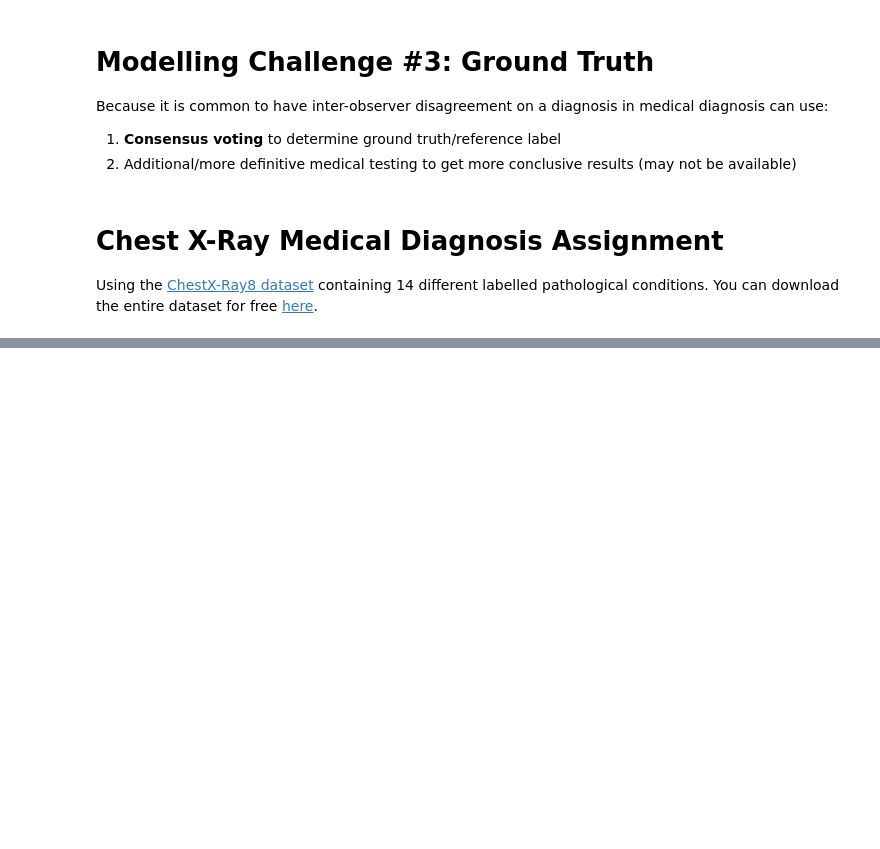
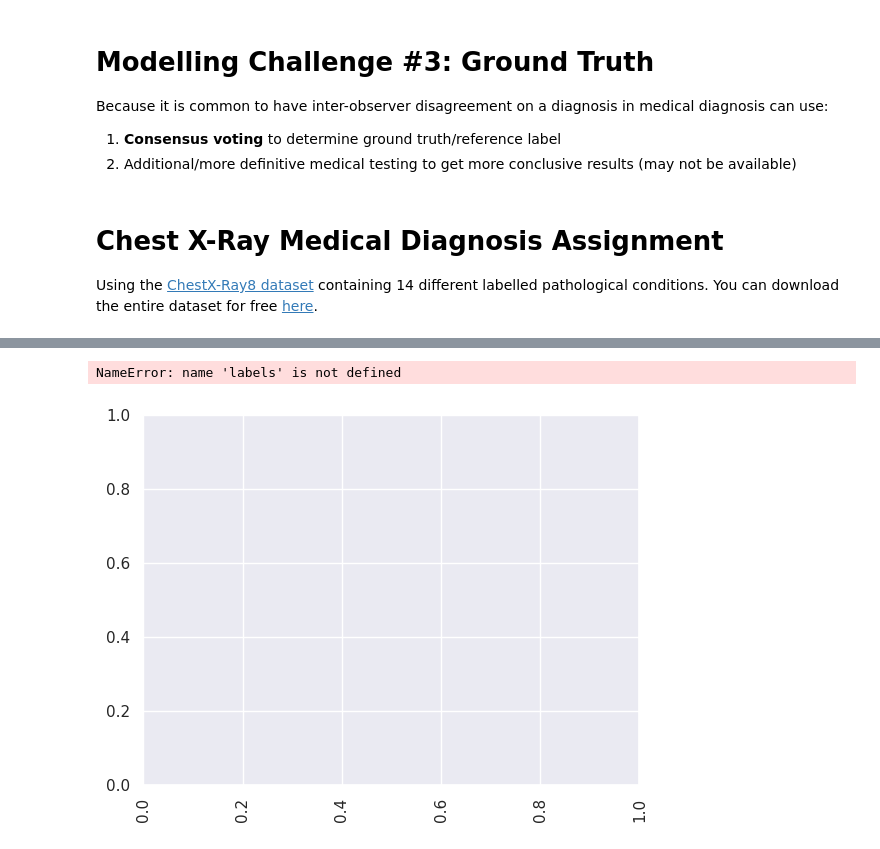
Before and after one commit to VasantiP/coursera, a Jupyter notebook: Medical_Image_Diagnosis_Chest_XRay_Data.ipynb, the cells around one changed output, grey strips where cells are left out. Saved outputs shown, nothing was run; the diff lists cells and outputs as text; code cells hidden in the pictures; blank space fills up the shorter version.

```diff
--- a/Medical_Image_Diagnosis_Chest_XRay_Data.ipynb
+++ b/Medical_Image_Diagnosis_Chest_XRay_Data.ipynb
@@ -723,0 +807,8 @@ def get_train_generator(df, image_dir, x_col, y_cols, shuffle=True, batch_size=8
+# %%
+IMAGE_DIR = "data/nih/images-small/"
+train_generator = get_train_generator(train_df, IMAGE_DIR, "Image", labels)
+valid_generator, test_generator = get_test_and_valid_generator(valid_df, test_df, train_df, IMAGE_DIR, "Image", labels)
+
+# peek into what the generator gives our model during training and validation.
+x, y = train_generator.__getitem__(0)
+plt.imshow(x[0])
@@ -723,0 +823,8 @@ def get_train_generator(df, image_dir, x_col, y_cols, shuffle=True, batch_size=8
+# %%
+plt.xticks(rotation=90)
+plt.bar(x=labels, height=np.mean(train_generator.labels, axis=0))
+plt.title("Frequency of Each Class")
+plt.show()
+# %% [output]
+NameError: name 'labels' is not defined
+[figure, added]
```
Also changed, not shown: parts of 20 cells of this notebook.
